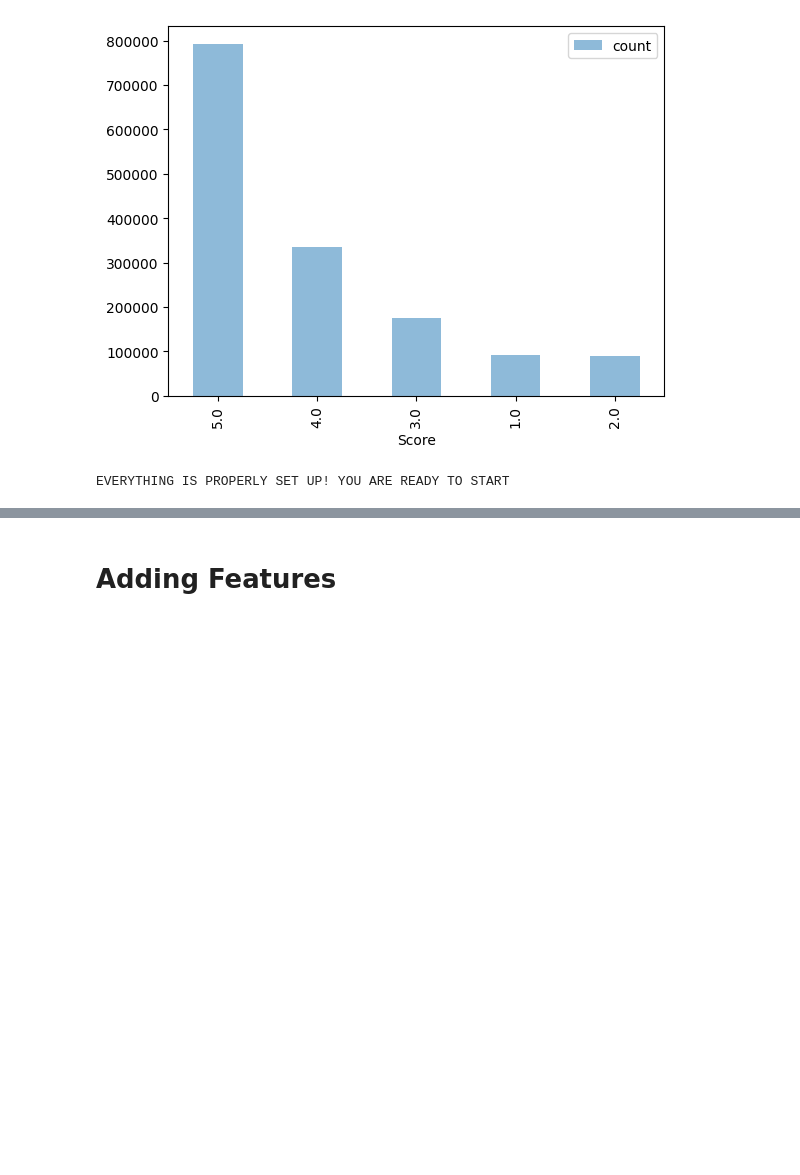
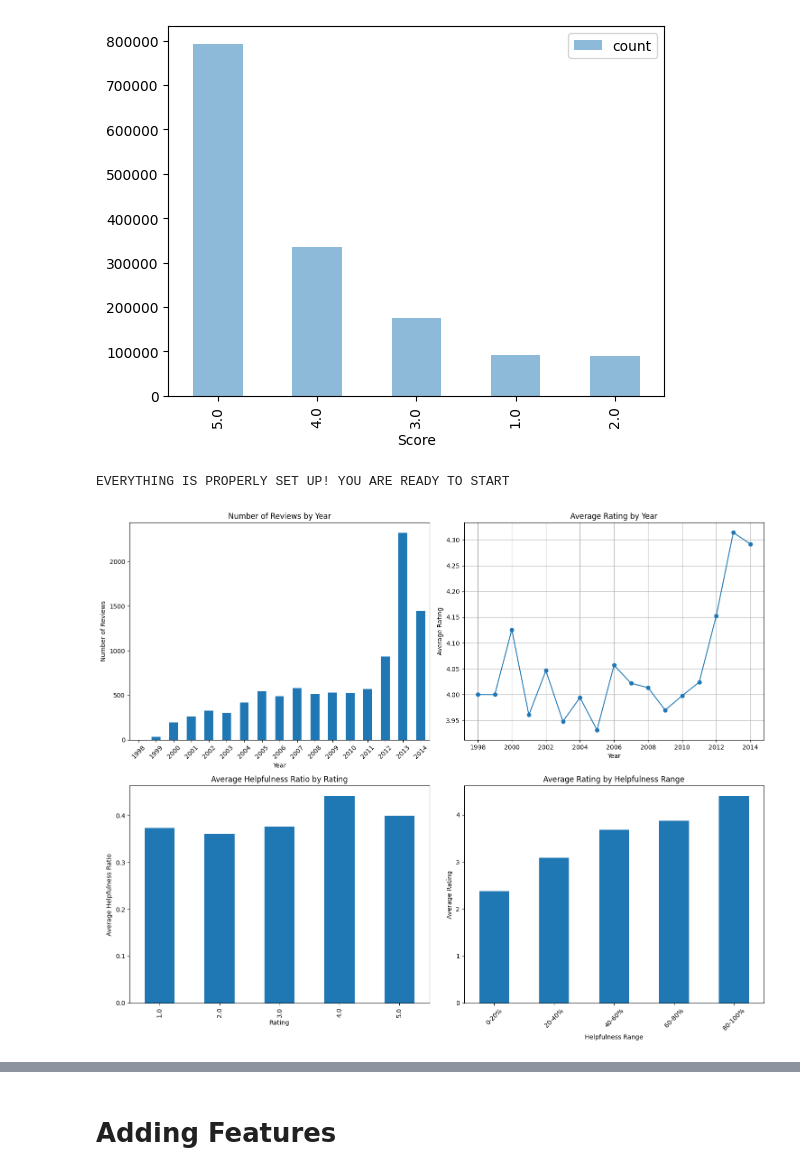
Before and after one commit to zalu224/CS506-Midterm, a Jupyter notebook: starter_code.ipynb, the cells around one changed output, grey strips where cells are left out. Cells and saved outputs as stored; diff of their text form; code cells hidden in the pictures; blank space fills up the shorter version.

Commit message:
graphs

```diff
--- a/starter_code.ipynb
+++ b/starter_code.ipynb
@@ -60,3 +95,98 @@ test.csv shape is  (212192, 2)
 max    1.406074e+09  5.000000e+00
 [figure]
 EVERYTHING IS PROPERLY SET UP! YOU ARE READY TO START
+# %%
+def analyze_reviews(df, sample_size=10000):
+    """
+    Simplified analysis focusing on time and helpfulness features
+    """
+    results = {}
+
+    # Sample the data for faster processing
+    df_sample = df.sample(n=min(sample_size, len(df)), random_state=42)
+
+    # 1. Time-based Analysis
+    df_sample['DateTime'] = pd.to_datetime(df_sample['Time'], unit='s')
+
+    # Reviews by year
+    yearly_reviews = df_sample['DateTime'].dt.year.value_counts().sort_index()
+    results['yearly_reviews'] = yearly_reviews
+
+    # Average rating by year
+    yearly_ratings = df_sample.groupby(df_sample['DateTime'].dt.year)['Score'].mean()
+    results['yearly_ratings'] = yearly_ratings
+
+    # Reviews by month
+    monthly_reviews = df_sample['DateTime'].dt.month.value_counts().sort_index()
+    results['monthly_reviews'] = monthly_reviews
+
+    # 2. Helpfulness Analysis
+    # Calculate helpfulness ratio
+    df_sample['HelpfulnessRatio'] = df_sample.apply(
+        lambda x: x['HelpfulnessNumerator'] / x['HelpfulnessDenominator']
+        if x['HelpfulnessDenominator'] != 0 else 0, axis=1
+    )
+
+    # Average helpfulness by rating
+    helpfulness_by_rating = df_sample.groupby('Score')['HelpfulnessRatio'].mean()
+    results['helpfulness_by_rating'] = helpfulness_by_rating
+
+    # Average score by helpfulness ratio ranges
+    df_sample['HelpfulnessRange'] = pd.cut(df_sample['HelpfulnessRatio'],
+                                          bins=[0, 0.2, 0.4, 0.6, 0.8, 1.0],
+                                          labels=['0-20%', '20-40%', '40-60%', '60-80%', '80-100%'])
+    score_by_helpfulness = df_sample.groupby('HelpfulnessRange')['Score'].mean()
+    results['score_by_helpfulness'] = score_by_helpfulness
+
+    return results
+
+def plot_analysis_results(results):
+    """
+    Create visualizations for the time and helpfulness analysis
+    """
+    # Create a figure with 2x2 subplots
+    fig, axes = plt.subplots(2, 2, figsize=(15, 12))
+
+    # 1. Reviews by Year
+    results['yearly_reviews'].plot(kind='bar', ax=axes[0,0])
+    axes[0,0].set_title('Number of Reviews by Year')
+    axes[0,0].set_xlabel('Year')
+    axes[0,0].set_ylabel('Number of Reviews')
+    axes[0,0].tick_params(axis='x', rotation=45)
+
+    # 2. Average Rating by Year
+    results['yearly_ratings'].plot(kind='line', marker='o', ax=axes[0,1])
+    axes[0,1].set_title('Average Rating by Year')
+    axes[0,1].set_xlabel('Year')
+    axes[0,1].set_ylabel('Average Rating')
+    axes[0,1].grid(True)
+
+    # 3. Helpfulness by Rating
+    results['helpfulness_by_rating'].plot(kind='bar', ax=axes[1,0])
+    axes[1,0].set_title('Average Helpfulness Ratio by Rating')
+    axes[1,0].set_xlabel('Rating')
+    axes[1,0].set_ylabel('Average Helpfulness Ratio')
+
+    # 4. Score by Helpfulness Range
+    results['score_by_helpfulness'].plot(kind='bar', ax=axes[1,1])
+    axes[1,1].set_title('Average Rating by Helpfulness Range')
+    axes[1,1].set_xlabel('Helpfulness Range')
+    axes[1,1].set_ylabel('Average Rating')
+    axes[1,1].tick_params(axis='x', rotation=45)
+
+    plt.tight_layout()
+    plt.show()
+
+    # Print key statistics
+    print("\nKey Statistics:")
+    print("==============")
+    print(f"Most active year: {results['yearly_reviews'].index[results['yearly_reviews'].argmax()]}")
+    print(f"Highest average rating year: {results['yearly_ratings'].index[results['yearly_ratings'].argmax()]}")
+    print(f"Most helpful rating: {results['helpfulness_by_rating'].index[results['helpfulness_by_rating'].argmax()]}")
+
+# Load and analyze data
+df = pd.read_csv(f"{path}/data/train.csv")
+results = analyze_reviews(df)
+plot_analysis_results(results)
+# %% [output]
+[figure, added]
```
Also changed, not shown: parts of 8 cells of this notebook.
